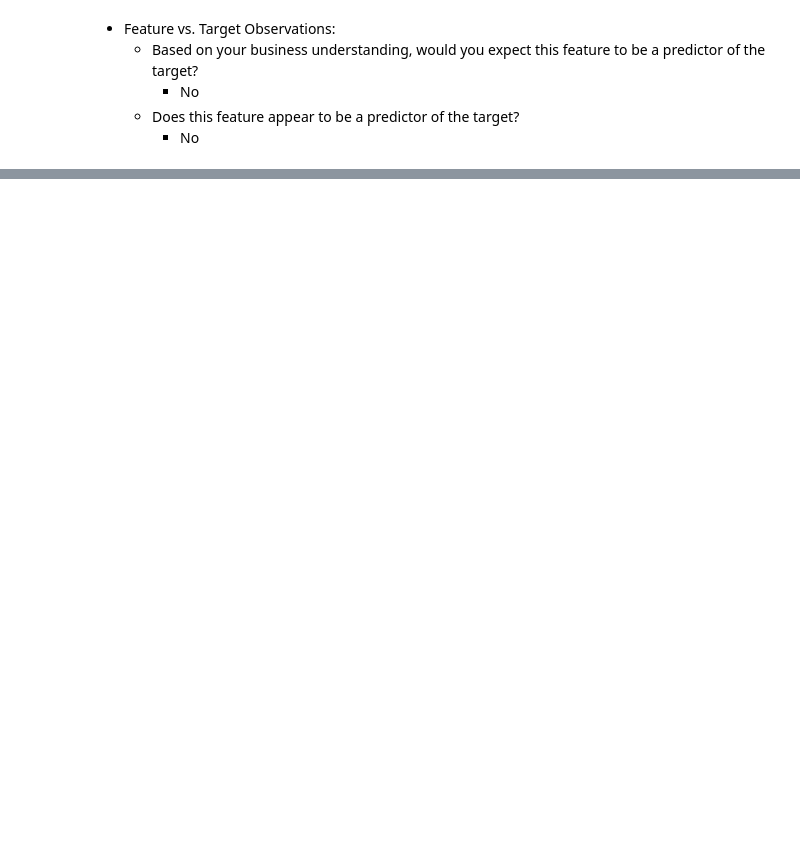
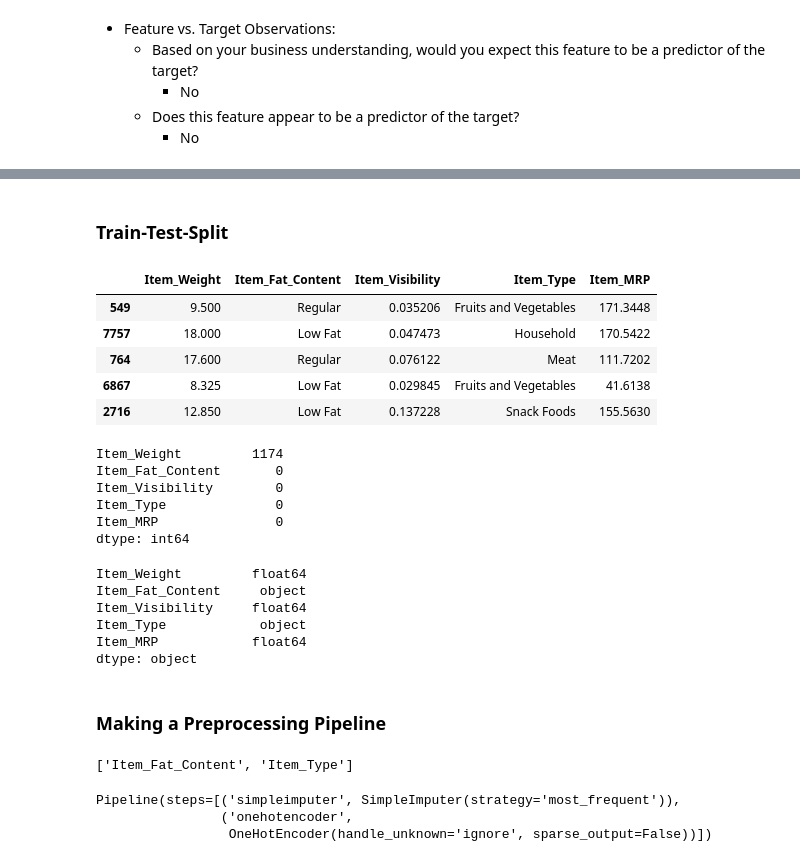
Before and after one commit to ob3dd/Prediction-of-Product-Sales, a Jupyter notebook: Prediction_of_Product_Sales.ipynb, the cells around one changed output, grey strips where cells are left out. Cells and saved outputs as stored; diff of their text form; code cells hidden in the pictures; blank space fills up the shorter version.

```diff
--- a/Prediction_of_Product_Sales.ipynb
+++ b/Prediction_of_Product_Sales.ipynb
@@ -1012,0 +1140,53 @@ plot_categorical_vs_target(df_sales, feature_eleven,'Item_Outlet_Sales');
+# %% [markdown]
+### Train-Test-Split
+# %%
+# Perfoming a train-test-split
+X_train, X_test, y_train, y_test = train_test_split(X, y, random_state = 42, test_size=0.2)
+X_train.head()
+# %% [output]
+|  | Item_Weight | Item_Fat_Content | Item_Visibility | Item_Type | Item_MRP |
+| 549 | 9.500 | Regular | 0.035206 | Fruits and Vegetables | 171.3448 |
+| 7757 | 18.000 | Low Fat | 0.047473 | Household | 170.5422 |
+| 764 | 17.600 | Regular | 0.076122 | Meat | 111.7202 |
+| 6867 | 8.325 | Low Fat | 0.029845 | Fruits and Vegetables | 41.6138 |
+| 2716 | 12.850 | Low Fat | 0.137228 | Snack Foods | 155.5630 |
+# %%
+# Check # of null values in X_train
+X_train.isna().sum()
+# %% [output]
+Item_Weight         1174
+Item_Fat_Content       0
+Item_Visibility        0
+Item_Type              0
+Item_MRP               0
+dtype: int64
+# %%
+# Check X_train dtypes
+X_train.dtypes
+# %% [output]
+Item_Weight         float64
+Item_Fat_Content     object
+Item_Visibility     float64
+Item_Type            object
+Item_MRP            float64
+dtype: object
+# %% [markdown]
+### Making a Preprocessing Pipeline
+# %%
+# Creating a categorical data selector
+cat_selector = make_column_selector(dtype_include = 'object')
+cat_selector(X_train)
+# %% [output]
+['Item_Fat_Content', 'Item_Type']
+# %%
+# Creating a pipline for handling categorical data
+
+impute_cat = SimpleImputer(strategy='most_frequent')
+encoder = OneHotEncoder(handle_unknown='ignore',sparse_output=False)
+
+cat_pipe = make_pipeline(impute_cat,encoder)
+cat_pipe
+# %% [output]
+Pipeline(steps=[('simpleimputer', SimpleImputer(strategy='most_frequent')),
+                ('onehotencoder',
+                 OneHotEncoder(handle_unknown='ignore', sparse_output=False))])
```
Also changed, not shown: parts of 34 cells of this notebook.
